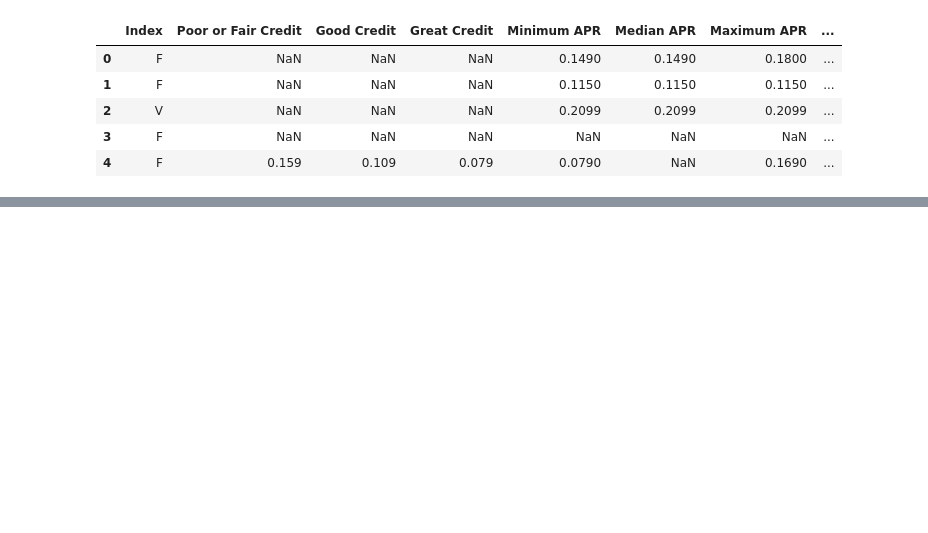
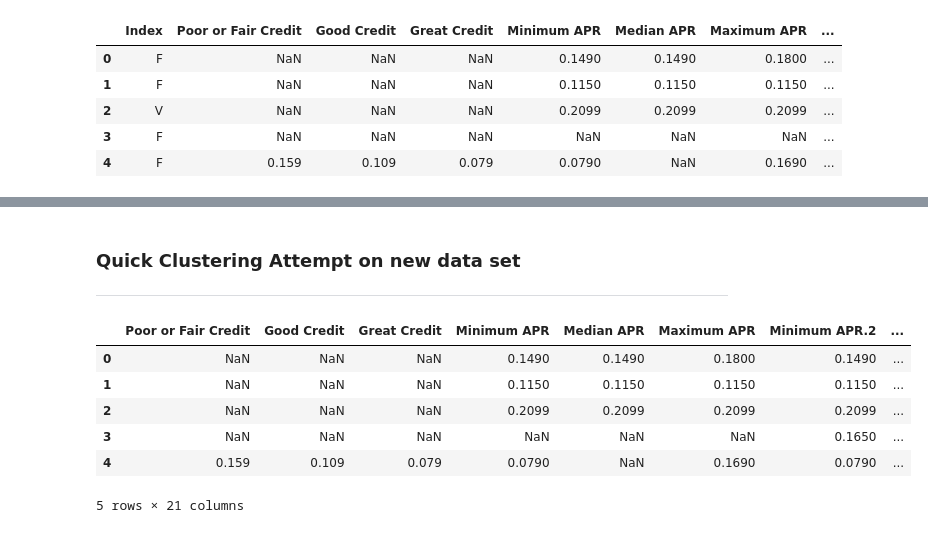
Before and after one commit to DanielGroneberg/TOP_project, a Jupyter notebook: code/CFPB_Updated_Data.ipynb, the cells around one changed output, grey strips where cells are left out. Drawn from its saved outputs; the diff is of its cells as text; code cells hidden in the pictures; blank space fills up the shorter version.

Commit message:
initial aggregate card cluster work

```diff
--- a/code/CFPB_Updated_Data.ipynb
+++ b/code/CFPB_Updated_Data.ipynb
@@ -228,3 +228,20 @@ df.iloc[:5, 61:]
 | 2 | NaN | Travel-related rewards | Chip card; Fee-free foreign trans... | Website | https://www.wooriamericabank.com | ... |
 | 3 | Roadside assistance | NaN | Contactless Payments; Chip card; ... | Phone; Website | https://www.centralbank.com | ... |
 | 4 | Visa's credit monitoring (Norton ... | NaN | Contactless Payments; Chip card; ... | Phone; Website | https://www.clearwatercreditunion... | ... |
+# %% [markdown]
+### Quick Clustering Attempt on new data set
+----
+# %%
+col_types = df.dtypes
+# %%
+num_cols = col_types[col_types != 'object'].index.tolist()
+# %%
+df[num_cols].head()
+# %% [output]
+|  | Poor or Fair Credit | Good Credit | Great Credit | Minimum APR | Median APR | Maximum APR | Minimum APR.2 | ... |
+| 0 | NaN | NaN | NaN | 0.1490 | 0.1490 | 0.1800 | 0.1490 | ... |
+| 1 | NaN | NaN | NaN | 0.1150 | 0.1150 | 0.1150 | 0.1150 | ... |
+| 2 | NaN | NaN | NaN | 0.2099 | 0.2099 | 0.2099 | 0.2099 | ... |
+| 3 | NaN | NaN | NaN | NaN | NaN | NaN | 0.1650 | ... |
+| 4 | 0.159 | 0.109 | 0.079 | 0.0790 | NaN | 0.1690 | 0.0790 | ... |
+5 rows × 21 columns
```
Also changed, not shown: parts of 25 cells of this notebook.
